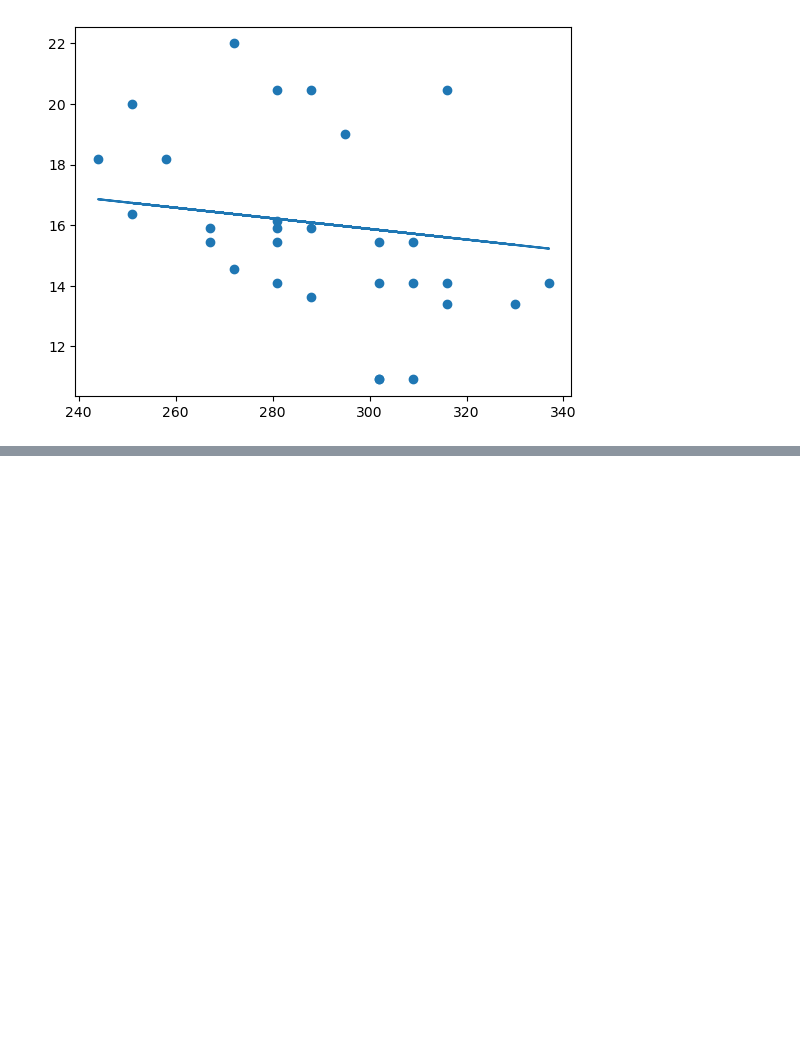
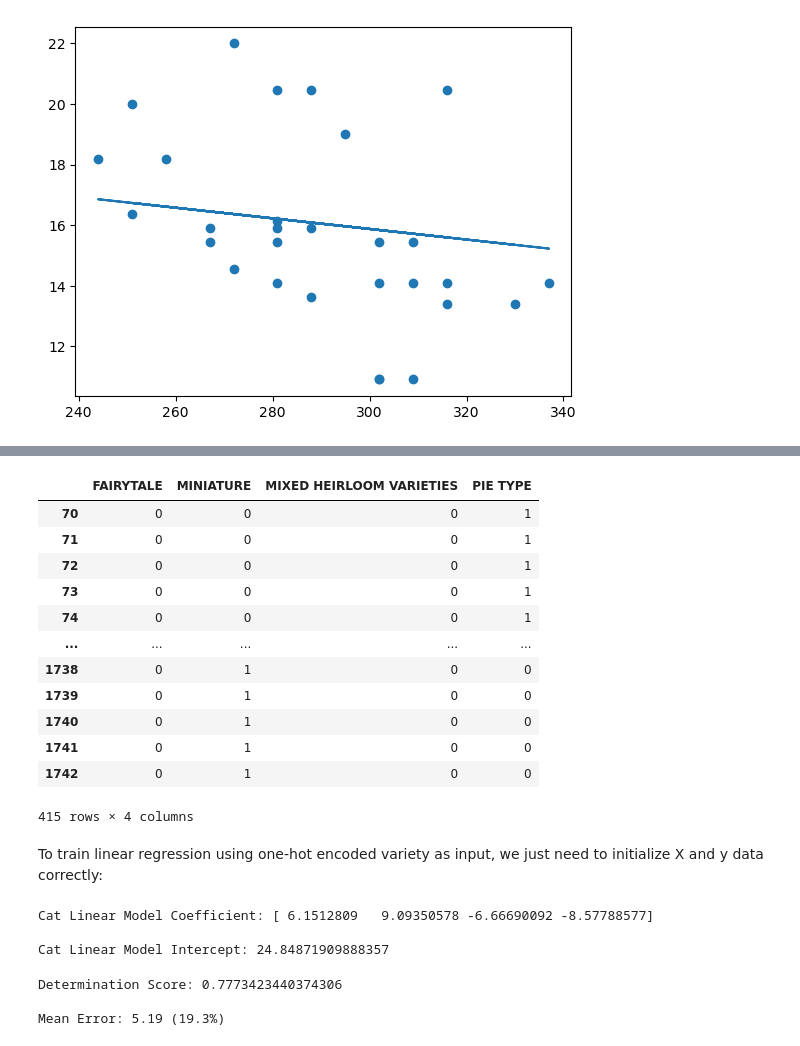
Before and after one commit to lukmanaj/ArewaDS-Machine-Learning-Assignments, a Jupyter notebook: week_04/3-Linear_Regression/practice_notebook.ipynb, the cells around one changed output, grey strips where cells are left out. Saved outputs shown, nothing was run; the diff lists cells and outputs as text; code cells hidden in the pictures; blank space fills up the shorter version.

Commit message:
categorical model

```diff
--- a/week_04/3-Linear_Regression/practice_notebook.ipynb
+++ b/week_04/3-Linear_Regression/practice_notebook.ipynb
@@ -235,0 +319,18 @@ plt.plot(X_test,pred)
+# %%
+pd.get_dummies(new_pumpkins['Variety'])
+# %% [output]
+|  | FAIRYTALE | MINIATURE | MIXED HEIRLOOM VARIETIES | PIE TYPE |
+| 70 | 0 | 0 | 0 | 1 |
+| 71 | 0 | 0 | 0 | 1 |
+| 72 | 0 | 0 | 0 | 1 |
+| 73 | 0 | 0 | 0 | 1 |
+| 74 | 0 | 0 | 0 | 1 |
+| ... | ... | ... | ... | ... |
+| 1738 | 0 | 1 | 0 | 0 |
+| 1739 | 0 | 1 | 0 | 0 |
+| 1740 | 0 | 1 | 0 | 0 |
+| 1741 | 0 | 1 | 0 | 0 |
+| 1742 | 0 | 1 | 0 | 0 |
+415 rows × 4 columns
+# %% [markdown]
+To train linear regression using one-hot encoded variety as input, we just need to initialize X and y data correctly:
@@ -235,0 +346,15 @@ plt.plot(X_test,pred)
+# %%
+print(f'Cat Linear Model Coefficient: {cat_lin_model.coef_}\n')
+print(f'Cat Linear Model Intercept: {cat_lin_model.intercept_}')
+# %% [output]
+Cat Linear Model Coefficient: [ 6.1512809   9.09350578 -6.66690092 -8.57788577]
+
+Cat Linear Model Intercept: 24.84871909888357
+# %%
+print(f'Determination Score: {cat_lin_model.score(X_train,y_train)}\n')
+cat_mse = np.sqrt(mean_squared_error(y_test,cat_lin_model_pred))
+print(f'Mean Error: {cat_mse:3.3} ({cat_mse/np.mean(cat_lin_model_pred)*100:3.3}%)')
+# %% [output]
+Determination Score: 0.7773423440374306
+
+Mean Error: 5.19 (19.3%)
```
Also changed, not shown: parts of 25 cells of this notebook.
